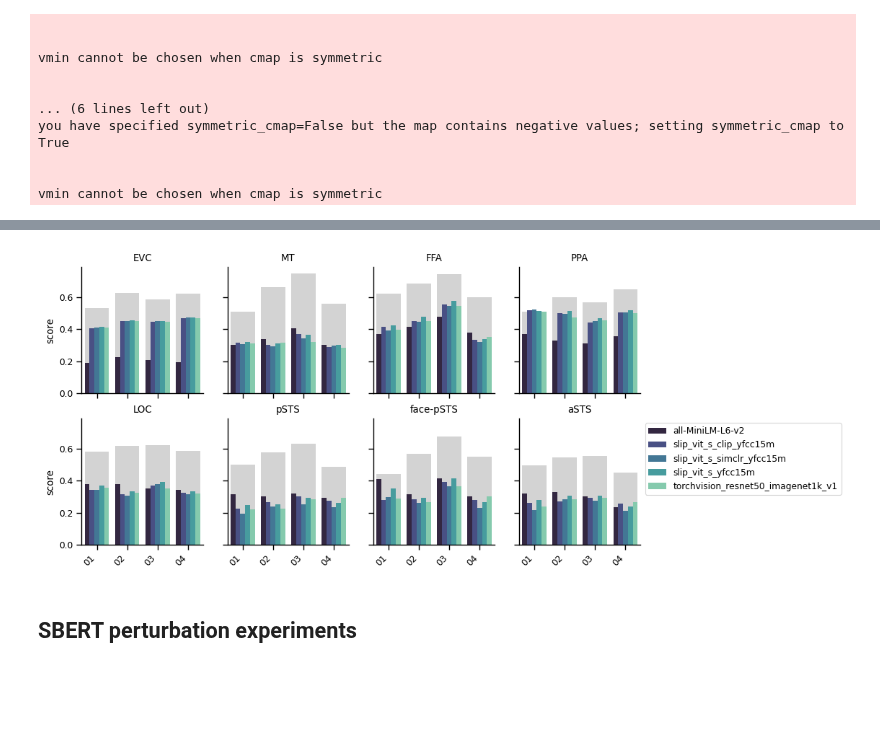
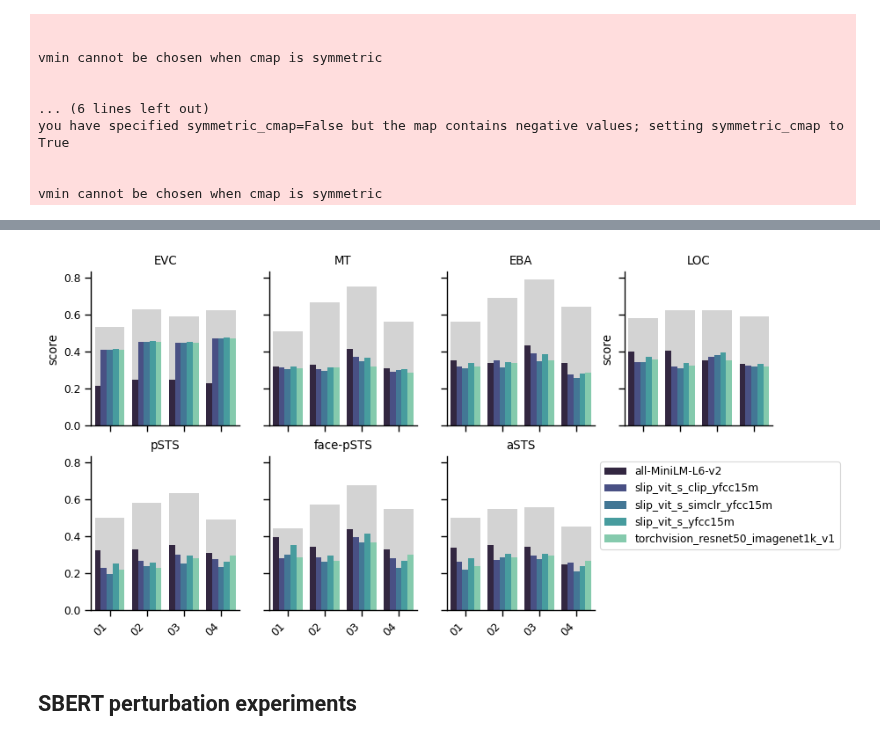
Before and after one commit to Isik-lab/SIfMRI_modeling, a Jupyter notebook: notebooks/modeling_exploration.ipynb, the cells around one changed output, grey strips where cells are left out. Saved outputs shown, nothing was run; the diff lists cells and outputs as text; code cells hidden in the pictures; blank space fills up the shorter version.

```diff
--- a/notebooks/modeling_exploration.ipynb
+++ b/notebooks/modeling_exploration.ipynb
@@ -242,37 +242,38 @@ for ax, (stream, stream_df) in zip(axes, stream_group):
 # %%
-rois = ['EVC', 'MT', 'FFA', 'PPA', 'LOC', 'pSTS', 'face-pSTS', 'aSTS']
+rois = ['EVC', 'MT', 'EBA', 'LOC', 'pSTS', 'face-pSTS', 'aSTS']
 roi_scores = scores.loc[scores.roi_name != 'none'].reset_index(drop=True)
 cat_type = pd.CategoricalDtype(categories=rois, ordered=True)
 roi_scores['roi_name'] = roi_scores['roi_name'].astype(cat_type)
 avg_roi_scores = roi_scores.groupby(['roi_name', 'model_uid', 'subj_id']).mean(numeric_only=True).reset_index()
 
 sns.set_context(context='paper')
 _, axes = plt.subplots(2, 4, sharex=True, sharey=True, figsize=(10, 5))
+trim_axs(axes, len(rois))
 axes = axes.flatten()
 roi_group = avg_roi_scores.groupby('roi_name')
 subjs = ['01', '02', '03', '04']
 for ax, (roi, roi_df) in zip(axes, roi_group):
    sns.barplot(x='subj_id', y='reliability', color='lightgray',
                data=roi_df, ax=ax, errorbar=None,
                zorder=0)
    sns.barplot(x='subj_id', y='score',
                hue='model_uid', palette='mako',
                   data=roi_df, ax=ax, errorbar=None,
                   zorder=1)
    if roi not in ['EVC', 'LOC']:
       ax.set_ylabel('')
    ax.spines['top'].set_visible(False)
    ax.spines['right'].set_visible(False)
    ax.set_xticklabels(subjs, rotation=45, ha='right')
    ax.set_title(roi)
    ax.set_xlabel('')
    if roi != 'aSTS':
       ax.legend().set_visible(False)
    else:
       ax.legend(loc='upper left', bbox_to_anchor=(1, 1))
 # plt.tight_layout()
 # %% [output]
-[figure, old version]
+[figure, new version]
 # %% [markdown]
 ## SBERT perturbation experiments
 # %%
```
Also changed, not shown: parts of 1 cell of this notebook, 1 other file.
